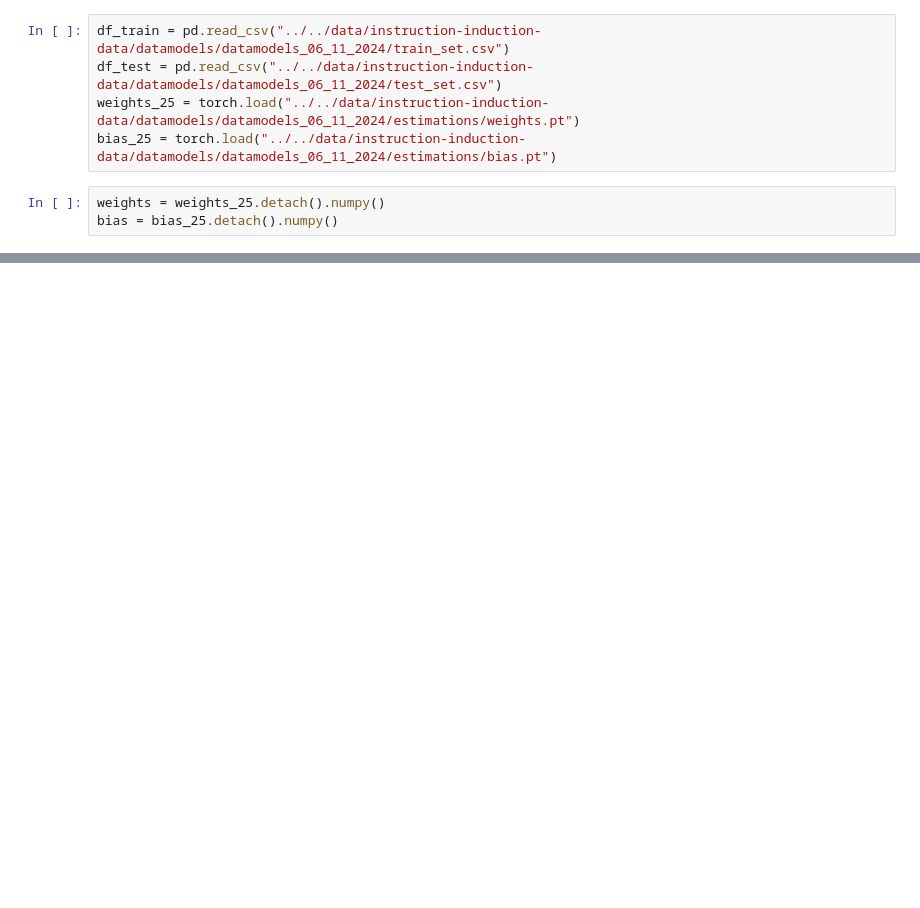
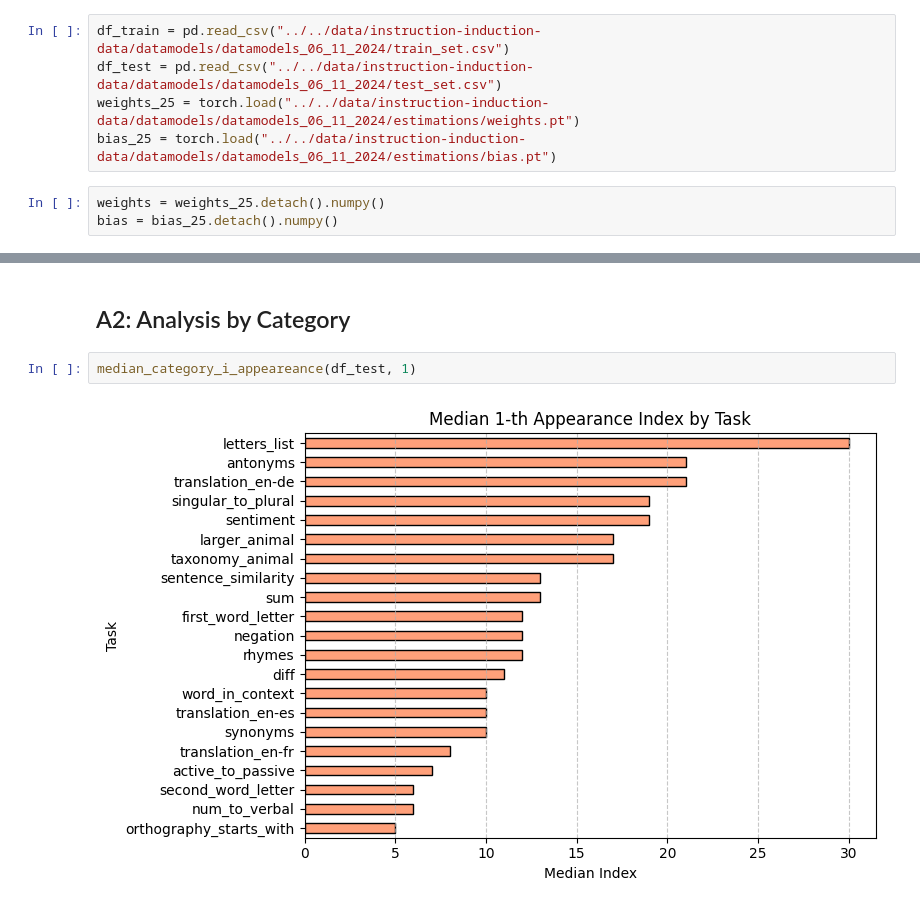
Before and after one commit to CaioRhoden/datamodels-context-reduction, a Jupyter notebook: experiments/datamodels-retriever-comparison/estimations_importance.ipynb, the cells around one changed output, grey strips where cells are left out. Drawn from its saved outputs; the diff is of its cells as text; blank space fills up the shorter version.

```diff
--- a/experiments/datamodels-retriever-comparison/estimations_importance.ipynb
+++ b/experiments/datamodels-retriever-comparison/estimations_importance.ipynb
@@ -31,0 +65,6 @@ df_test
+# %% [markdown]
+## A2: Analysis by Category
+# %%
+median_category_i_appeareance(df_test, 1)
+# %% [output]
+[figure, added]
```
Also changed, not shown: parts of 18 cells of this notebook, 1 other file.
